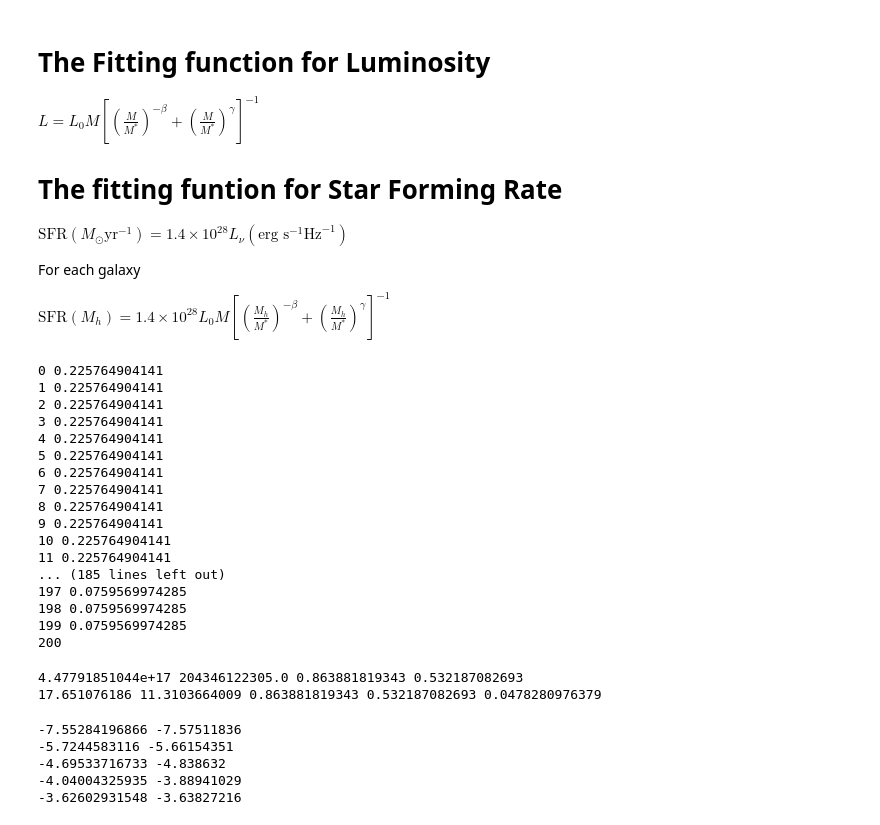
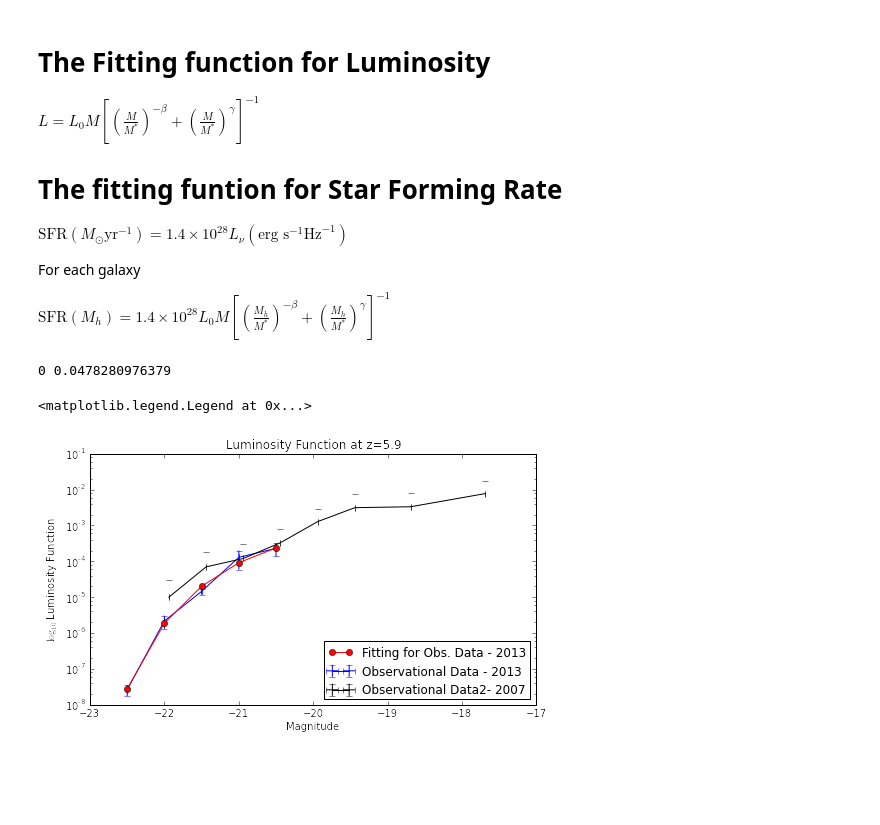
Before and after one commit to flgomezc/sfr-dmhm, a Jupyter notebook: 04_sfr-random-walk_test02/extended observational data.ipynb, the cells around one changed output. Cells and saved outputs as stored; diff of their text form; code cells hidden in the pictures; blank space fills up the shorter version.

Commit message:
Observational data updated in graph

```diff
--- a/04_sfr-random-walk_test02/extended observational data.ipynb
+++ b/04_sfr-random-walk_test02/extended observational data.ipynb
@@ -15,8 +15,8 @@ BINS = 6
 # Data columns:
 # X (Mpc h^-1), Y (Mpc h^-1), Z (Mpc h^-1), Halo mass (Solar Mass)
 data = np.loadtxt(
-        '/home/flgomez10/sfr-dmhm/data/MD_3840_Planck1/BDM/small_cell_cat.dat',
-        #'/home/flgomez10/sfr-dmhm/data/MD_3840_Planck1/BDM/reduced_catshortV_007.dat',
+        #'/home/flgomez10/sfr-dmhm/data/MD_3840_Planck1/BDM/small_cell_cat.dat',
+        '/home/flgomez10/sfr-dmhm/data/MD_3840_Planck1/BDM/reduced_catshortV_007.dat',
           usecols=(0,1,2,3), skiprows=17)
 # Is necesary to specify the box size for normalization
 # it deppends of the used catalog.
@@ -114,7 +116,7 @@ beta  =  0.863881819343
 gamma =  0.532187082693
 
 BoxLength = 1000.0 # Mpc h^{-1}
-MonteCarloSteps = 400
+MonteCarloSteps = 1
 K0 = 0.01
 K1 = 0.01
 K2 = 0.1
@@ -178,48 +180,5 @@ for k in range(MonteCarloSteps):
         HIST   = HIST_R
         Xi_sqr =Xi_sqr_R
 # End of the loop
-
-# Now plot
-figure(figsize(8,4.5))
-errorbar(Obs_data[:,0],Obs_data[:,1],Obs_data[:,2],
-         Obs_data[:,3],label='Observational Data')
-semilogy([-22.5, -22. , -21.5, -21. , -20.5],HIST,"r-o", label='F0')
-semilogy([-22.5, -22. , -21.5, -21. , -20.5],HIST_R,"g-o", label='F_RW')
-ylabel(r"$\log_{10}$ Luminosity Function")
-xlabel("Magnitude")
-title("Luminosity Function at z=5.9")
-legend(loc=0)
 # %% [output]
-0 0.225764904141
-1 0.225764904141
-2 0.225764904141
-3 0.225764904141
-4 0.225764904141
-5 0.225764904141
-6 0.225764904141
-7 0.225764904141
-8 0.225764904141
-9 0.225764904141
-10 0.225764904141
-11 0.225764904141
-... (185 lines left out)
-197 0.0759569974285
-198 0.0759569974285
-199 0.0759569974285
-200
+0 0.0478280976379
-# %%
-print L_0, M_0, beta, gamma
-
-print log10(L_0), log10(M_0), beta, gamma, Xi_sqr
-# %% [output]
-4.47791851044e+17 204346122305.0 0.863881819343 0.532187082693
-17.651076186 11.3103664009 0.863881819343 0.532187082693 0.0478280976379
-# %%
-for i in range(5):
-    print log10(HIST[i]), Obs_data_log10[i,1]
-# %% [output]
--7.55284196866 -7.57511836
--5.7244583116 -5.66154351
--4.69533716733 -4.838632
--4.04004325935 -3.88941029
--3.62602931548 -3.63827216
@@ -227,0 +185,15 @@ x
+# %%
+#figure(figsize(8,4.5))
+errorbar(Obs_data[:,0],Obs_data[:,1],Obs_data[:,2],
+         Obs_data[:,3],"b-",label='Observational Data - 2013')
+errorbar(Obs_data2[:,0],Obs_data2[:,1],Obs_data2[:,2],
+         Obs_data2[:,3],"k-",label='Observational Data2- 2007')
+semilogy([-22.5, -22. , -21.5, -21. , -20.5],HIST,"r-o", label='Fitting for Obs. Data - 2013')
+#semilogy([-22.5, -22. , -21.5, -21. , -20.5],HIST_R,"g-o", label='F_RW')
+ylabel(r"$\log_{10}$ Luminosity Function")
+xlabel("Magnitude")
+title("Luminosity Function at z=5.9")
+legend(loc=4)
+# %% [output]
+<matplotlib.legend.Legend at 0x...>
+[figure, added]
```
Also changed, not shown: parts of 2 cells of this notebook.
